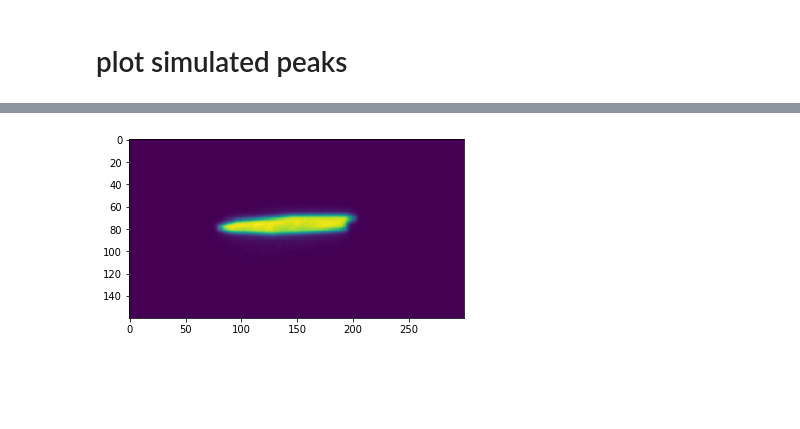
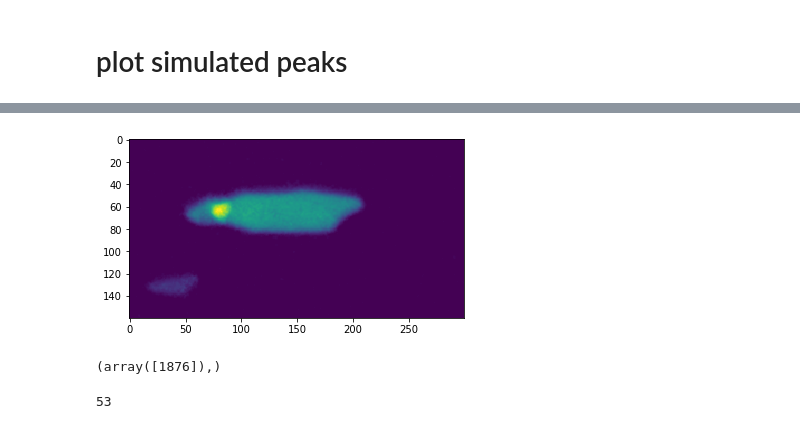
Before and after one commit to Yufeng-shen/StrainRecon, a Jupyter notebook: Visualization.ipynb, the cells around one changed output, grey strips where cells are left out. Saved outputs shown, nothing was run; the diff lists cells and outputs as text; code cells hidden in the pictures; blank space fills up the shorter version.

```diff
--- a/Visualization.ipynb
+++ b/Visualization.ipynb
@@ -102,6 +116,8 @@ array([241, 249, 255, ...,  -9,  60,  92], dtype=int32)
 # %%
 xtmp=XH.reshape((-1,96))
 ytmp=YH.reshape((-1,96))
+# %%
+otmp=OH.reshape((-1,96))
 # %%
 import matplotlib.pyplot as plt
 plt.scatter(xtmp[:,30],ytmp[:,30],s=3)
@@ -115,5 +129,17 @@ array([31, 30, 30, ..., 25, 26, 25], dtype=int32)
-# %%
-plt.imshow(np.sum(Im[30][24:32],axis=0))
-plt.show()
-# %% [output]
-[figure, removed]
+# %%
+import matplotlib.pyplot as plt
+ii=72
+
+plt.imshow(np.sum(Im[ii][min(otmp[:,ii]):max(otmp[:,ii])+1],axis=0))
+# plt.scatter(xtmp[:,ii],ytmp[:,ii],s=3)
+plt.show()
+# %% [output]
+[figure, added]
+# %%
+np.where(otmp[:,ii]==5)
+# %% [output]
+(array([1876]),)
+# %%
+ytmp[1876,ii]
+# %% [output]
+53
```
Also changed, not shown: parts of 7 cells of this notebook, 3 other files.
